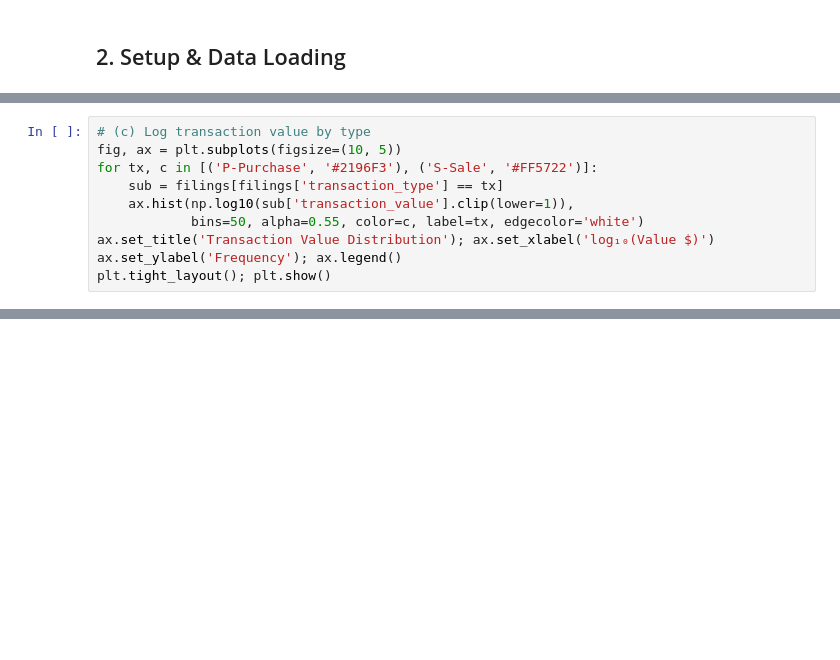
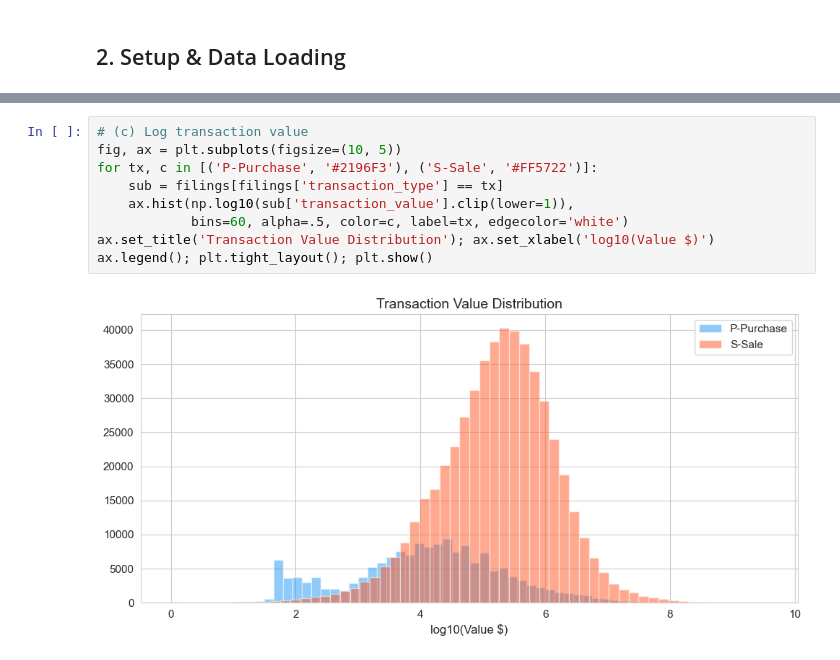
Before and after one commit to zaranip/ml-final-project, a Jupyter notebook: insider_trading_signals.ipynb, the cells around one changed output, grey strips where cells are left out. Saved outputs shown, nothing was run; the diff lists cells and outputs as text; blank space fills up the shorter version.

```diff
--- a/insider_trading_signals.ipynb
+++ b/insider_trading_signals.ipynb
@@ -164,10 +35,0 @@ plt.tight_layout(); plt.show()
-# %%
-# (c) Log transaction value by type
-fig, ax = plt.subplots(figsize=(10, 5))
-for tx, c in [('P-Purchase', '#2196F3'), ('S-Sale', '#FF5722')]:
-    sub = filings[filings['transaction_type'] == tx]
-    ax.hist(np.log10(sub['transaction_value'].clip(lower=1)),
-            bins=50, alpha=0.55, color=c, label=tx, edgecolor='white')
-ax.set_title('Transaction Value Distribution'); ax.set_xlabel('log₁₀(Value $)')
-ax.set_ylabel('Frequency'); ax.legend()
-plt.tight_layout(); plt.show()
@@ -966,0 +129,11 @@ plt.tight_layout(); plt.show()
+# %%
+# (c) Log transaction value
+fig, ax = plt.subplots(figsize=(10, 5))
+for tx, c in [('P-Purchase', '#2196F3'), ('S-Sale', '#FF5722')]:
+    sub = filings[filings['transaction_type'] == tx]
+    ax.hist(np.log10(sub['transaction_value'].clip(lower=1)),
+            bins=60, alpha=.5, color=c, label=tx, edgecolor='white')
+ax.set_title('Transaction Value Distribution'); ax.set_xlabel('log10(Value $)')
+ax.legend(); plt.tight_layout(); plt.show()
+# %% [output]
+[figure, added]
```
Also changed, not shown: parts of 93 cells of this notebook, 6 other files.
